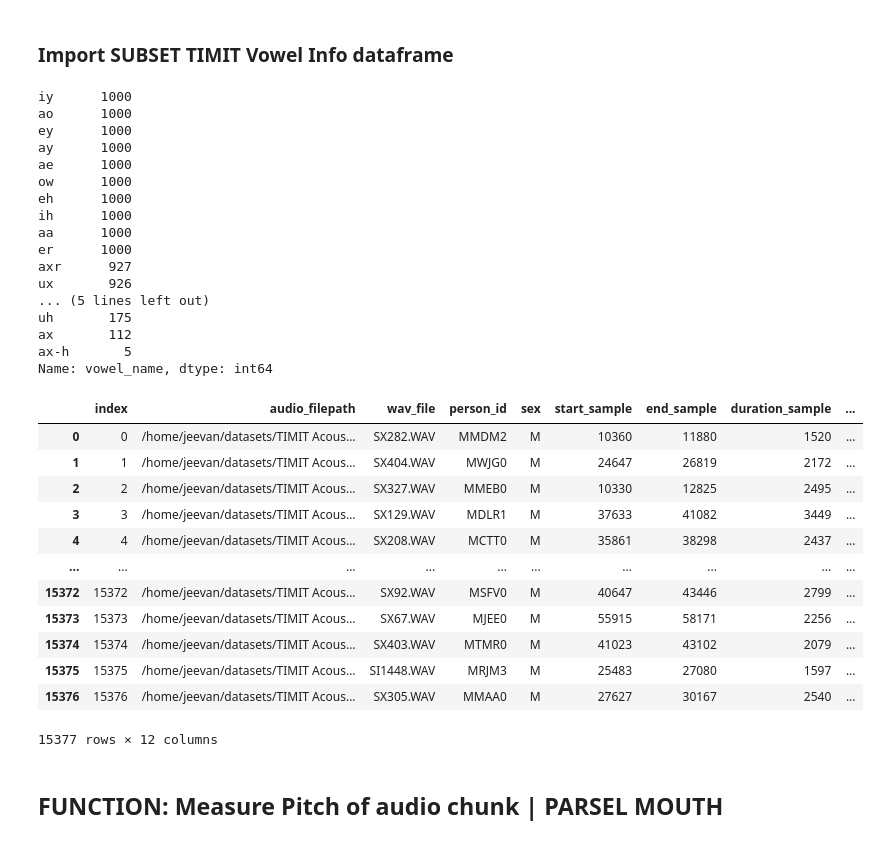
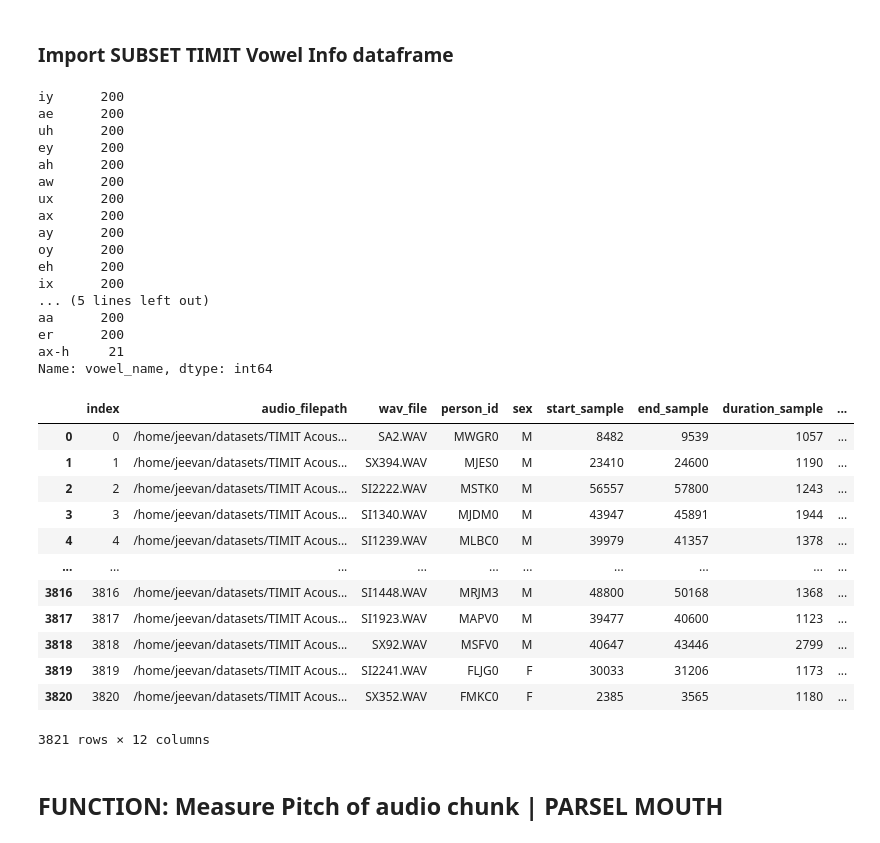
Before and after one commit to vaguebrownfox01/vowtiar-formant_estimation, a Jupyter notebook: c_timit_vowel_formant_estimation.ipynb, the cells around one changed output. Cells and saved outputs as stored; diff of their text form; code cells hidden in the pictures.

```diff
--- a/c_timit_vowel_formant_estimation.ipynb
+++ b/c_timit_vowel_formant_estimation.ipynb
@@ -46,43 +46,43 @@ TIMIT_AUDIO_FS = 16000
 # %% [markdown]
 ### Import SUBSET TIMIT Vowel Info dataframe
 # %%
-VOWEL_LIMIT = 500
+VOWEL_LIMIT = 100
 SUBSET_TIMIT_VOWELS_DF = pd.read_csv(SUBSET_TIMIT_VOWELS_IMP_FILEPATH.replace("LIM", f"{VOWEL_LIMIT}"))
 # SUBSET_TIMIT_VOWELS_DF.set_index("index", inplace=True)
 ALL_TIMIT_VOWEL_LIST = pd.unique(SUBSET_TIMIT_VOWELS_DF["vowel_name"])
 print(SUBSET_TIMIT_VOWELS_DF["vowel_name"].value_counts())
 SUBSET_TIMIT_VOWELS_DF
 # %% [output]
-iy      1000
-ao      1000
-ey      1000
-ay      1000
-ae      1000
-ow      1000
-eh      1000
-ih      1000
-aa      1000
-er      1000
-axr      927
-ux       926
+iy      200
+ae      200
+uh      200
+ey      200
+ah      200
+aw      200
+ux      200
+ax      200
+ay      200
+oy      200
+eh      200
+ix      200
 ... (5 lines left out)
-uh       175
-ax       112
-ax-h       5
+aa      200
+er      200
+ax-h     21
 Name: vowel_name, dtype: int64
 |  | index | audio_filepath | wav_file | person_id | sex | start_sample | end_sample | duration_sample | ... |
-| 0 | 0 | /home/jeevan/datasets/TIMIT Acous... | SX282.WAV | MMDM2 | M | 10360 | 11880 | 1520 | ... |
-| 1 | 1 | /home/jeevan/datasets/TIMIT Acous... | SX404.WAV | MWJG0 | M | 24647 | 26819 | 2172 | ... |
-| 2 | 2 | /home/jeevan/datasets/TIMIT Acous... | SX327.WAV | MMEB0 | M | 10330 | 12825 | 2495 | ... |
-| 3 | 3 | /home/jeevan/datasets/TIMIT Acous... | SX129.WAV | MDLR1 | M | 37633 | 41082 | 3449 | ... |
-| 4 | 4 | /home/jeevan/datasets/TIMIT Acous... | SX208.WAV | MCTT0 | M | 35861 | 38298 | 2437 | ... |
+| 0 | 0 | /home/jeevan/datasets/TIMIT Acous... | SA2.WAV | MWGR0 | M | 8482 | 9539 | 1057 | ... |
+| 1 | 1 | /home/jeevan/datasets/TIMIT Acous... | SX394.WAV | MJES0 | M | 23410 | 24600 | 1190 | ... |
+| 2 | 2 | /home/jeevan/datasets/TIMIT Acous... | SI2222.WAV | MSTK0 | M | 56557 | 57800 | 1243 | ... |
+| 3 | 3 | /home/jeevan/datasets/TIMIT Acous... | SI1340.WAV | MJDM0 | M | 43947 | 45891 | 1944 | ... |
+| 4 | 4 | /home/jeevan/datasets/TIMIT Acous... | SI1239.WAV | MLBC0 | M | 39979 | 41357 | 1378 | ... |
 | ... | ... | ... | ... | ... | ... | ... | ... | ... | ... |
-| 15372 | 15372 | /home/jeevan/datasets/TIMIT Acous... | SX92.WAV | MSFV0 | M | 40647 | 43446 | 2799 | ... |
-| 15373 | 15373 | /home/jeevan/datasets/TIMIT Acous... | SX67.WAV | MJEE0 | M | 55915 | 58171 | 2256 | ... |
-| 15374 | 15374 | /home/jeevan/datasets/TIMIT Acous... | SX403.WAV | MTMR0 | M | 41023 | 43102 | 2079 | ... |
-| 15375 | 15375 | /home/jeevan/datasets/TIMIT Acous... | SI1448.WAV | MRJM3 | M | 25483 | 27080 | 1597 | ... |
-| 15376 | 15376 | /home/jeevan/datasets/TIMIT Acous... | SX305.WAV | MMAA0 | M | 27627 | 30167 | 2540 | ... |
+| 3816 | 3816 | /home/jeevan/datasets/TIMIT Acous... | SI1448.WAV | MRJM3 | M | 48800 | 50168 | 1368 | ... |
+| 3817 | 3817 | /home/jeevan/datasets/TIMIT Acous... | SI1923.WAV | MAPV0 | M | 39477 | 40600 | 1123 | ... |
+| 3818 | 3818 | /home/jeevan/datasets/TIMIT Acous... | SX92.WAV | MSFV0 | M | 40647 | 43446 | 2799 | ... |
+| 3819 | 3819 | /home/jeevan/datasets/TIMIT Acous... | SI2241.WAV | FLJG0 | F | 30033 | 31206 | 1173 | ... |
+| 3820 | 3820 | /home/jeevan/datasets/TIMIT Acous... | SX352.WAV | FMKC0 | F | 2385 | 3565 | 1180 | ... |
-15377 rows × 12 columns
+3821 rows × 12 columns
 # %% [markdown]
 ## FUNCTION: Measure Pitch of audio chunk | PARSEL MOUTH
 # %%
```
Also changed, not shown: parts of 4 cells of this notebook, 13 other files.
